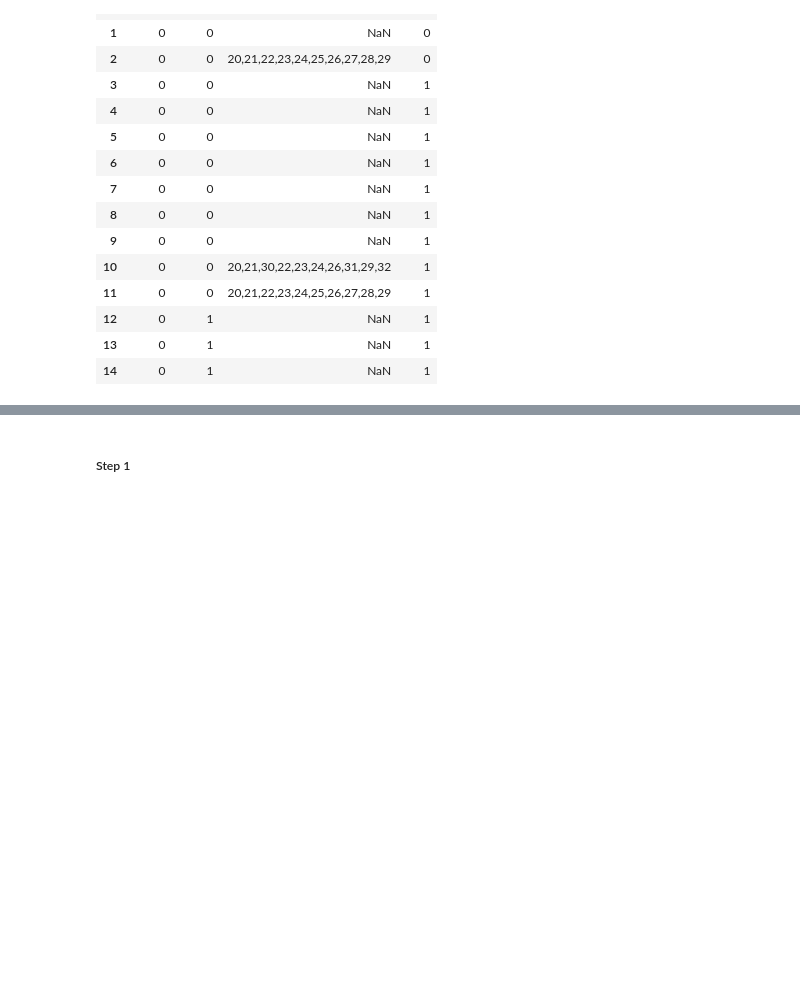
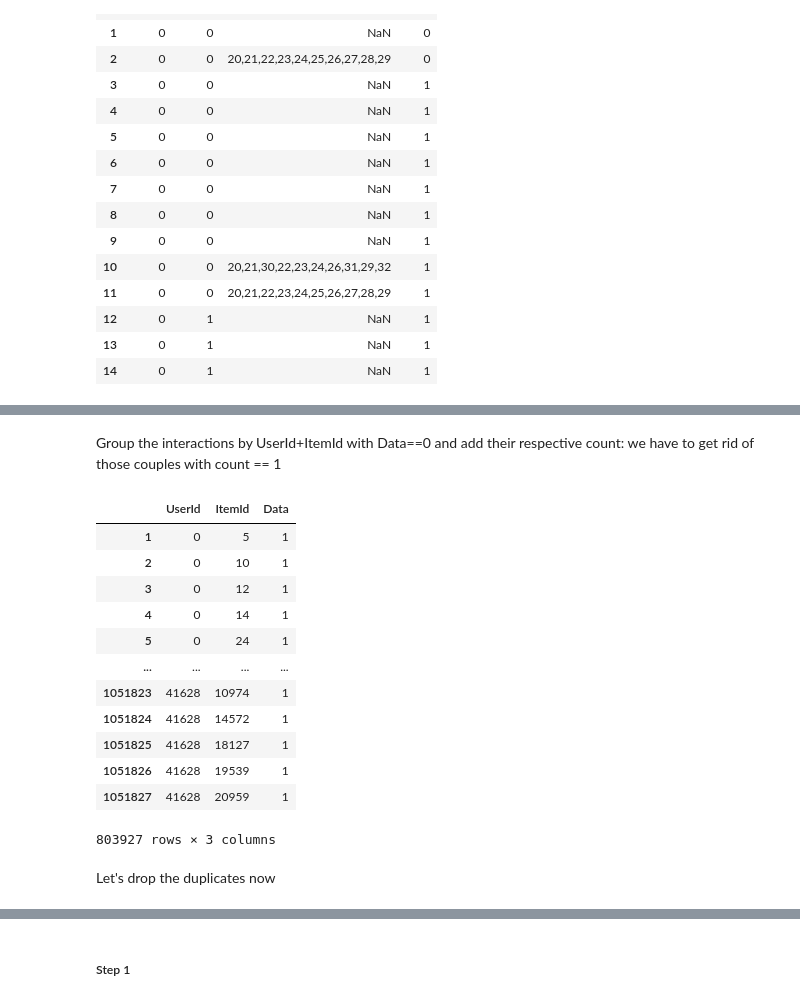
Before and after one commit to Benedart/RecSys-2022-Challenge-Polimi, a Jupyter notebook: challenge_notebooks/First Try at SLIM.ipynb, the cells around one changed output, grey strips where cells are left out. Cells and saved outputs as stored; diff of their text form; code cells hidden in the pictures; blank space fills up the shorter version.

```diff
--- a/challenge_notebooks/First Try at SLIM.ipynb
+++ b/challenge_notebooks/First Try at SLIM.ipynb
@@ -67,0 +90,22 @@ Interactions_and_Impressions.head(15)
+# %% [markdown]
+Group the interactions by UserId+ItemId with Data==0 and add their respective count: we have to get rid of those couples with count == 1
+# %%
+g = Distinct_Interactions[Distinct_Interactions["Data"]==0].groupby(['UserId', 'ItemId'], as_index=False).count()
+g = g[g["Data"]==1]
+g # queste sono le coppie UserId-ItemId da eliminare in Distinct_Interactions
+# %% [output]
+|  | UserId | ItemId | Data |
+| 1 | 0 | 5 | 1 |
+| 2 | 0 | 10 | 1 |
+| 3 | 0 | 12 | 1 |
+| 4 | 0 | 14 | 1 |
+| 5 | 0 | 24 | 1 |
+| ... | ... | ... | ... |
+| 1051823 | 41628 | 10974 | 1 |
+| 1051824 | 41628 | 14572 | 1 |
+| 1051825 | 41628 | 18127 | 1 |
+| 1051826 | 41628 | 19539 | 1 |
+| 1051827 | 41628 | 20959 | 1 |
+803927 rows × 3 columns
+# %% [markdown]
+Let's drop the duplicates now
```
Also changed, not shown: parts of 23 cells of this notebook, 2 other files.
